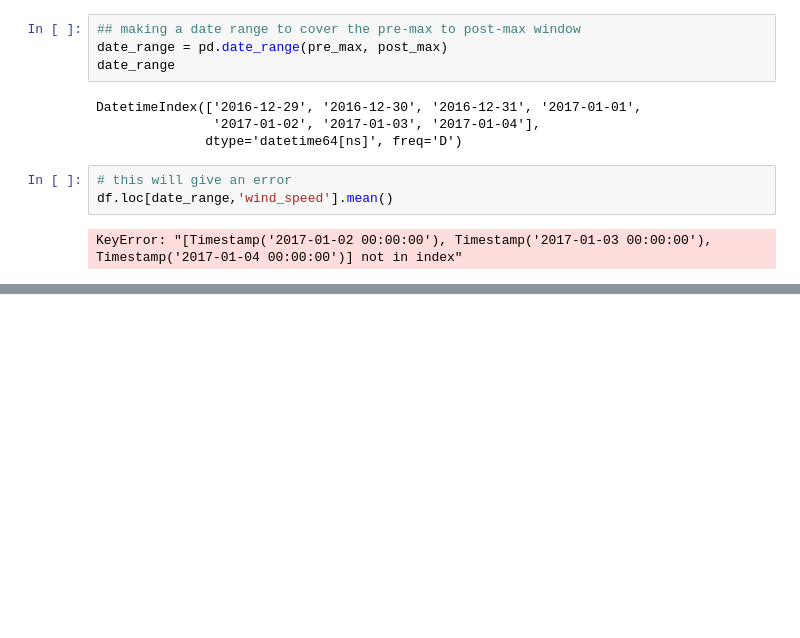
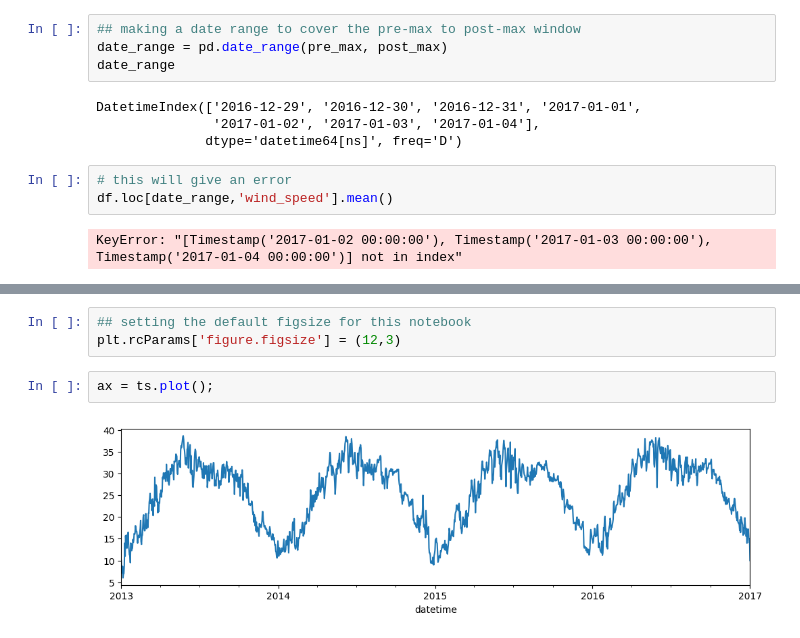
Before and after one commit to dohaalnabahin/Data_science_and_machine_learning_Journey, a Jupyter notebook: Timedeltas_Date_Ranges.ipynb, the cells around one changed output, grey strips where cells are left out. Cells and saved outputs as stored; diff of their text form; blank space fills up the shorter version.

```diff
--- a/Timedeltas_Date_Ranges.ipynb
+++ b/Timedeltas_Date_Ranges.ipynb
@@ -84,0 +309,7 @@ KeyError: "[Timestamp('2017-01-02 00:00:00'), Timestamp('2017-01-03 00:00:00'),
+# %%
+## setting the default figsize for this notebook
+plt.rcParams['figure.figsize'] = (12,3)
+# %%
+ax = ts.plot();
+# %% [output]
+[figure, added]
```
Also changed, not shown: parts of 32 cells of this notebook.
